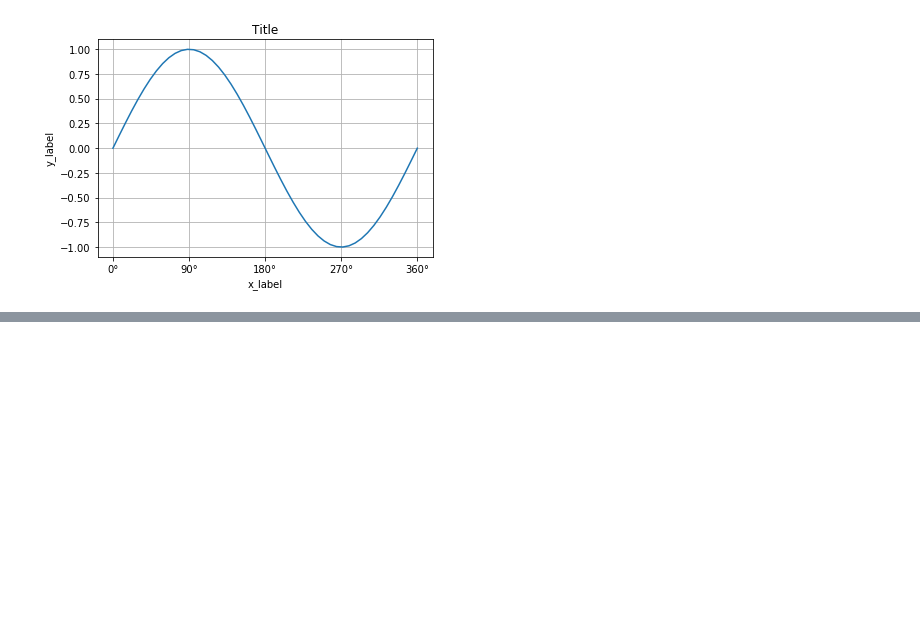
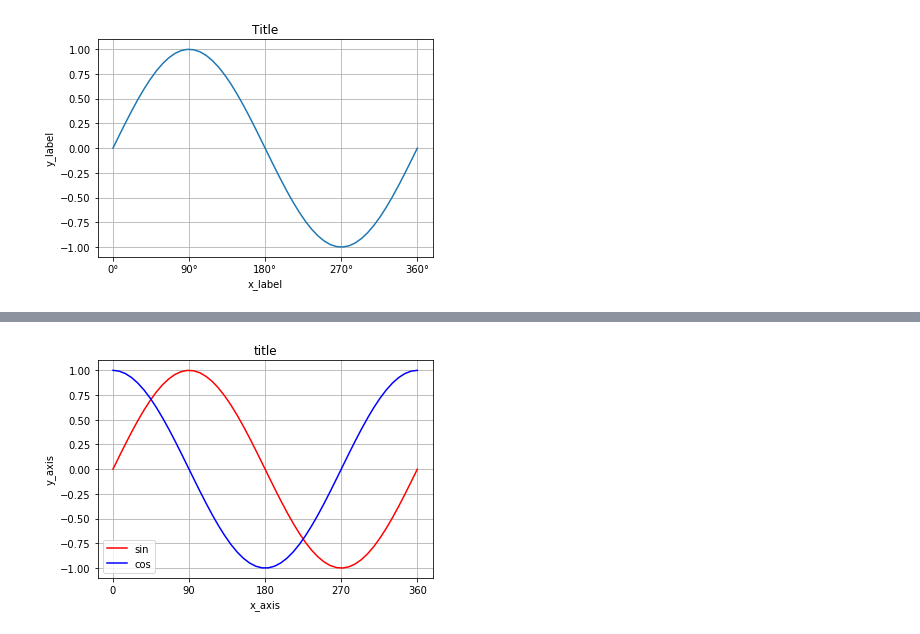
Before and after one commit to aki-06/AI_Academy, a Jupyter notebook: 20180219_Matplotlib.ipynb, the cells around one changed output, grey strips where cells are left out. Saved outputs shown, nothing was run; the diff lists cells and outputs as text; code cells hidden in the pictures; blank space fills up the shorter version.

Commit message:
系列ラベルを設定する

```diff
--- a/20180219_Matplotlib.ipynb
+++ b/20180219_Matplotlib.ipynb
@@ -219,0 +222,27 @@ plt.show()
+# %%
+# 系列ラベルを設定する
+"""
+matplotlib.pyplot.legend(['ラベル名1', 'ラベル名2'...])
+"""
+import numpy as np
+import matplotlib.pyplot as plt
+
+x = np.linspace(0, 2*np.pi)
+y1 = np.sin(x)
+y2 = np.cos(x)
+
+positions = [0, np.pi/2, np.pi, np.pi*3/2, np.pi*2]
+labels = ['0', '90', '180', '270', '360']
+plt.xticks(positions, labels)
+
+plt.title('title')
+plt.xlabel('x_axis')
+plt.ylabel('y_axis')
+plt.grid(True)
+
+plt.plot(x, y1, color='r', label='sin')
+plt.plot(x, y2, color='b',label='cos')
+plt.legend(['sin', 'cos'])
+plt.show()
+# %% [output]
+[figure, added]
```
Also changed, not shown: parts of 1 cell of this notebook.
